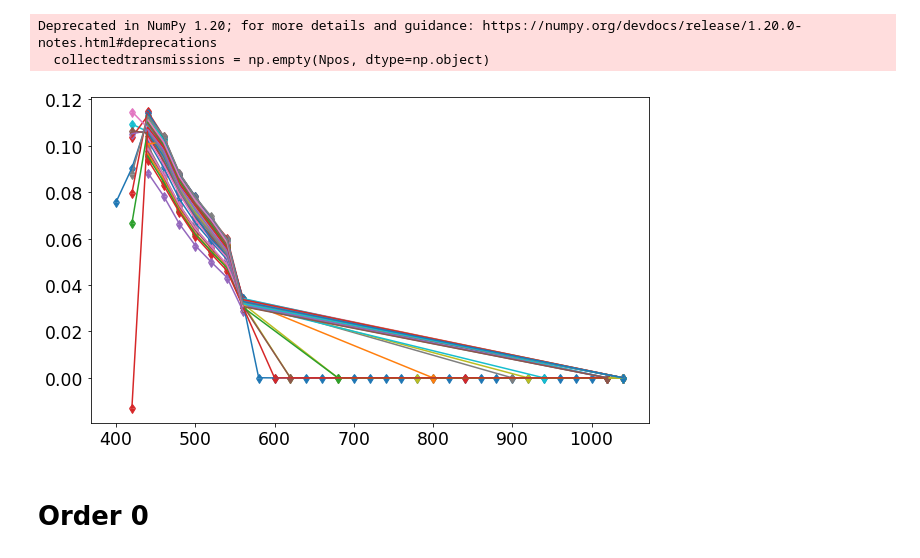
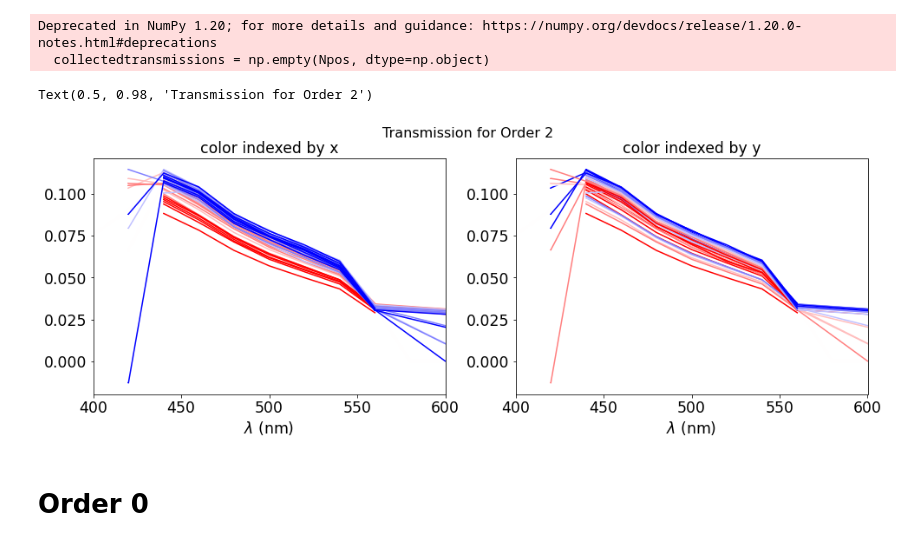
Before and after one commit to sylvielsstfr/HoloTransmissionCube, a Jupyter notebook: ExploreDataCube.ipynb, the cells around one changed output. Saved outputs shown, nothing was run; the diff lists cells and outputs as text; code cells hidden in the pictures.

```diff
--- a/ExploreDataCube.ipynb
+++ b/ExploreDataCube.ipynb
@@ -187,15 +230,39 @@ arr_2_ext = get_list_of_transmissions(arr_2)
 # %% [output]
 Deprecated in NumPy 1.20; for more details and guidance: https://numpy.org/devdocs/release/1.20.0-notes.html#deprecations
   collectedtransmissions = np.empty(Npos, dtype=np.object)
-# %%
-for idx in np.arange(Npos2):
-    list_of_datapoints = arr_2_ext[idx]
-
-    wl,eff,eeff = zip(*list_of_datapoints)
-
-    plt.errorbar(wl,eff,yerr=eeff,uplims=True, lolims=True)
-# %% [output]
-[figure, removed]
+# %%
+fig=plt.figure(figsize=(16,5))
+
+fig.add_subplot(1,2,1)
+
+for idx in np.arange(Npos2):
+    list_of_datapoints = arr_2_ext[idx]
+    x,y = list_of_position_2[idx]
+    c = mapper.to_rgba(x)
+    wl,eff,eeff = zip(*list_of_datapoints)
+    #plt.errorbar(wl,eff,yerr=eeff,color=c,uplims=True, lolims=True)
+    plt.errorbar(wl,eff,yerr=eeff,color=c)
+    plt.title("color indexed by x")
+    plt.xlim(400,600)
+    plt.xlabel("$\lambda$ (nm)")
+
+fig.add_subplot(1,2,2)
+
+for idx in np.arange(Npos2):
+    list_of_datapoints = arr_2_ext[idx]
+    x,y = list_of_position_2[idx]
+    c = mapper.to_rgba(y)
+    wl,eff,eeff = zip(*list_of_datapoints)
+    #plt.errorbar(wl,eff,yerr=eeff,color=c,uplims=True, lolims=True)
+    plt.errorbar(wl,eff,yerr=eeff,color=c)
+    plt.title("color indexed by y")
+    plt.xlim(400,600)
+    plt.xlabel("$\lambda$ (nm)")
+
+plt.suptitle("Transmission for Order 2",fontsize=16)
+# %% [output]
+Text(0.5, 0.98, 'Transmission for Order 2')
+[figure, added]
 # %% [markdown]
 # Order 0
 # %%
```
Also changed, not shown: parts of 4 cells of this notebook.
